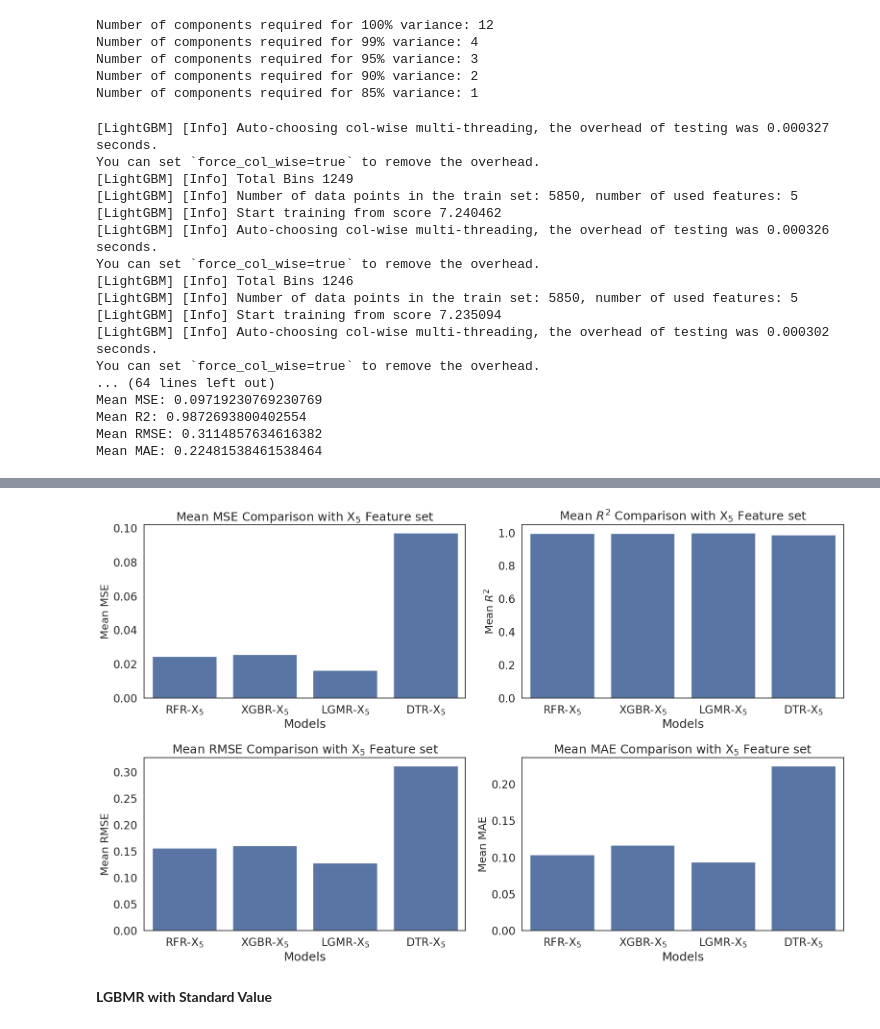
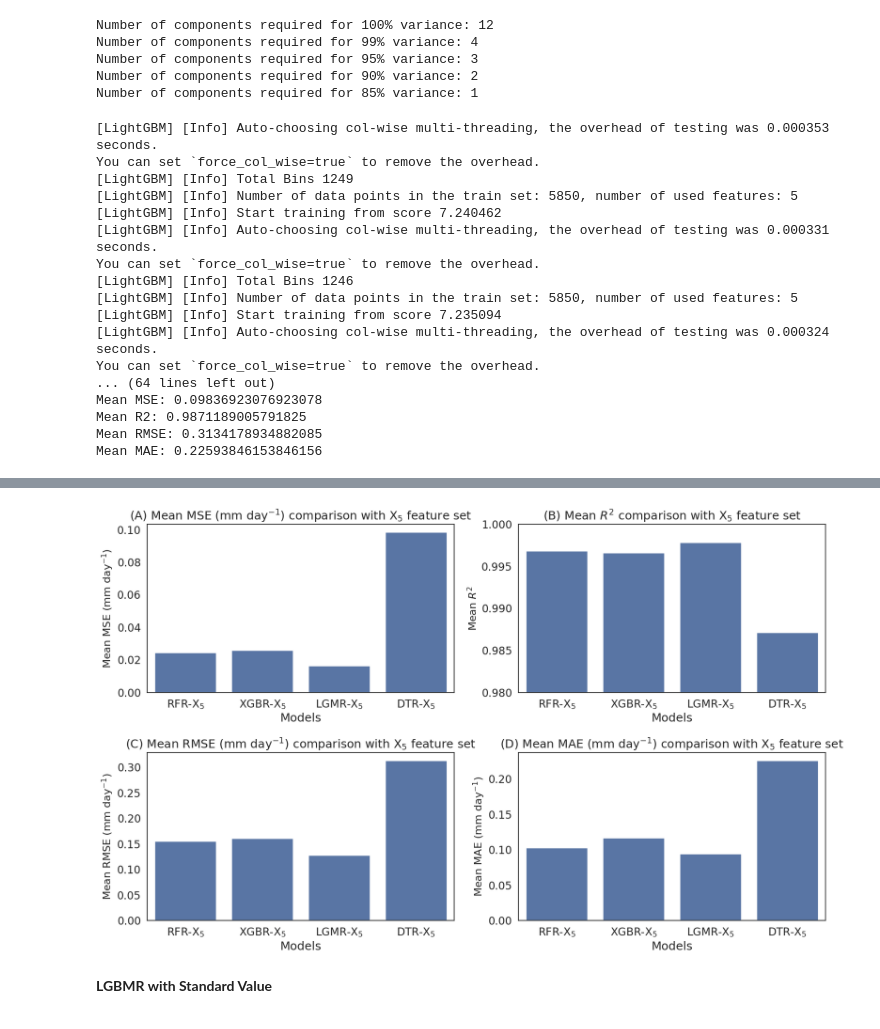
Before and after one commit to rabnawaz172/ET, a Jupyter notebook: ET_taif.ipynb, the cells around one changed output, grey strips where cells are left out. Drawn from its saved outputs; the diff is of its cells as text; code cells hidden in the pictures.

```diff
--- a/ET_taif.ipynb
+++ b/ET_taif.ipynb
@@ -21,7 +21,7 @@ from sklearn.tree import DecisionTreeRegressor
 import pandas as pd
 
 # Assuming you uploaded a CSV file named 'my_dataset.csv'
-file_name = 'ET_Riaz_5.csv'
+file_name = 'ET_Riaz_5 (2).csv'
 
 # Read the uploaded CSV file into a DataFrame
 df = pd.read_csv(file_name)
@@ -31,7 +31,7 @@ df = pd.read_csv(file_name)
 sns.set_theme(style="white", font_scale=1.5)
 # Load the example planets dataset
 df1=df.drop(['Day','Month','Year'],axis=1)
-column_order = ['Tx', 'Tn', 'RH', 'u(x)', 'Rs', 'e(a)', 'e(s)', 'u2', 'Ra', 'n', 'N', 'Rnl', 'Rn', 'ETo']
+column_order = ['Tx', 'Tn', 'RH','u2',  'e(a)', 'e(s)',  'Ra', 'n', 'N','Rs', 'Rnl', 'Rn', 'ETo']
 df1 = df1[column_order]
 df1
 # %% [output]
@@ -122,14 +124,15 @@ results = {}
 # Convert X_train to a NumPy array to simplify indexing
 X_train_np = X_train.to_numpy()
 
-# Perform 10-fold cross-validation for each model
 for model_name, model in [('Random Forest', random_forest_model), ('XGBoost', xgb_model), ('LightGBM', lgbm_model), ('Decision Tree', decision_tree_model)]:
     mse_scores = []
     r2_scores = []
     rmse_scores = []
     mae_scores = []
 
-    for train_index, val_index in kf.split(X_train):
+    for fold_num, (train_index, val_index) in enumerate(kf.split(X_train)):
+        print(f"Processing Fold {fold_num + 1}...")
+
         X_train_fold, X_val_fold = X_train_np[train_index], X_train_np[val_index]
         y_train_fold, y_val_fold = y_train[train_index], y_train[val_index]
 
@@ -191,7 +194,7 @@ import pandas as pd
 model_names = {'Decision Tree': 'DTR', 'Random Forest': 'RFR', 'XGBoost': 'XGBR', 'LightGBM': 'LGBMR'}
 
 # Create a 2x2 grid of subplots
-fig, axes = plt.subplots(2, 2, figsize=(16, 10))
+fig, axes = plt.subplots(2, 2, figsize=(18, 12))
 plt.subplots_adjust(hspace=0.3, wspace=0.3)  # Adjust vertical and horizontal spacing
 
 # Loop through metrics and assign each subplot
@@ -209,16 +212,16 @@ for i, metric in enumerate(metrics_to_compare):
 
     # Plot using Seaborn
     sns.boxplot(x="Model", y="Score", data=metric_df, ax=axes[row, col], palette="Set2", order=['DTR', 'RFR', 'XGBR', 'LGBMR'])
-    axes[row, col].set_title(f'{metric} Comparison', fontsize=18)
-    axes[row, col].set_xlabel('Model', fontsize=20)
-    axes[row, col].set_ylabel(metric, fontsize=20)
+    axes[row, col].set_title(f'({chr(65+i)}) Mean {metric}'+' (mm day$^{-1}$) with X$_{12}$ feature set', fontsize=18)
+    axes[row, col].set_ylabel(f'Mean {metric}'+' (mm day$^{-1}$)', fontsize=16)
+    axes[row, col].set_ylabel('Mean '+metric+' (mm day$^{-1}$)', fontsize=20)
 
     # Increase tick label font size
     axes[row, col].tick_params(axis='both', which='major', labelsize=16)
 
 # Use LaTeX formatting for R²
-axes[0, 1].set_title(r'$R^2$ Comparison', fontsize=18)
-axes[0, 1].set_ylabel(r'$R^2$', fontsize=18)
+axes[0, 1].set_title(r' (B) Mean $R^2$ with X$_{12}$ feature set', fontsize=18)
+axes[0, 1].set_ylabel(r'Mean $R^2$', fontsize=20)
 
 # Save the plot as an image file with 400 DPI resolution
 plt.savefig("all_weather_model_comparison_plot.png", dpi=400, bbox_inches="tight")
@@ -551,7 +551,7 @@ df = pd.read_csv(file_name)
 sns.set_theme(style="white", font_scale=1.5)
 # Load the example planets dataset
 df1=df.drop(['Day','Month','Year'],axis=1)
-column_order = ['Tx', 'Tn', 'RH', 'u(x)', 'Rs', 'e(a)', 'e(s)', 'u2', 'Ra', 'n', 'N', 'Rnl', 'Rn', 'ETo']
+column_order = ['Tx', 'Tn', 'RH', 'Rs', 'e(a)', 'e(s)', 'u2', 'Ra', 'n', 'N', 'Rnl', 'Rn', 'ETo']
 df1 = df1[column_order]
 df1
 import pandas as pd
@@ -570,13 +570,13 @@ from lightgbm import LGBMRegressor
 from sklearn.tree import DecisionTreeRegressor
 from sklearn.metrics import mean_squared_error, r2_score, mean_absolute_error
 import numpy as np
-df3=df1.drop(['Tx', 'Tn', 'RH', 'u(x)', 'Rs', 'e(a)', 'e(s)', 'u2', 'Ra', 'n', 'N', 'Rnl', 'Rn'],axis=1)
+df3=df1.drop(['Tx', 'Tn', 'RH', 'Rs', 'e(a)', 'e(s)', 'u2', 'Ra', 'n', 'N', 'Rnl', 'Rn'],axis=1)
 y=df3
 y
 X=df1.drop(['ETo'],axis=1)
 X=df1.drop(['ETo'],axis=1)
 # Assuming X is your feature matrix with columns 'u(x)', 'Tx', 'RH', 'Rs', 'RA'
-selected_features = ['u(x)', 'Tx', 'RH', 'Rs', 'Ra']
+selected_features = ['u2', 'Tx', 'RH', 'Rs','Ra']
 X_reduced = X[selected_features]
 
 # Split the reduced data into training and testing sets
@@ -645,23 +645,23 @@ for model_name, metrics in results_reduced.items():
     print(f"Mean MAE: {np.mean(metrics['MAE'])}")
     print("\n")
 # %% [output]
-[LightGBM] [Info] Auto-choosing col-wise multi-threading, the overhead of testing was 0.000327 seconds.
+[LightGBM] [Info] Auto-choosing col-wise multi-threading, the overhead of testing was 0.000353 seconds.
 You can set `force_col_wise=true` to remove the overhead.
 [LightGBM] [Info] Total Bins 1249
 [LightGBM] [Info] Number of data points in the train set: 5850, number of used features: 5
 [LightGBM] [Info] Start training from score 7.240462
-[LightGBM] [Info] Auto-choosing col-wise multi-threading, the overhead of testing was 0.000326 seconds.
+[LightGBM] [Info] Auto-choosing col-wise multi-threading, the overhead of testing was 0.000331 seconds.
 You can set `force_col_wise=true` to remove the overhead.
 [LightGBM] [Info] Total Bins 1246
 [LightGBM] [Info] Number of data points in the train set: 5850, number of used features: 5
 [LightGBM] [Info] Start training from score 7.235094
-[LightGBM] [Info] Auto-choosing col-wise multi-threading, the overhead of testing was 0.000302 seconds.
+[LightGBM] [Info] Auto-choosing col-wise multi-threading, the overhead of testing was 0.000324 seconds.
 You can set `force_col_wise=true` to remove the overhead.
 ... (64 lines left out)
-Mean MSE: 0.09719230769230769
-Mean R2: 0.9872693800402554
-Mean RMSE: 0.3114857634616382
-Mean MAE: 0.22481538461538464
+Mean MSE: 0.09836923076923078
+Mean R2: 0.9871189005791825
+Mean RMSE: 0.3134178934882085
+Mean MAE: 0.22593846153846156
 # %%
 import seaborn as sns
 import matplotlib.pyplot as plt
@@ -679,36 +679,47 @@ metrics_to_plot = ['MSE', 'R2', 'RMSE', 'MAE']
 
 # Create subplots in a 2x2 grid
 fig, axes = plt.subplots(nrows=2, ncols=2, figsize=(16, 10))
 
 # Loop through each metric and create a bar plot in the corresponding subplot
 for i, metric in enumerate(metrics_to_plot):
     row = i // 2
     col = i % 2
     if metric == 'R2':
         # Use LaTeX formatting for R²
         sns.barplot(x=results_reduced_df.index, y=results_reduced_df[metric].apply(np.mean), ax=axes[row, col])
-        axes[row, col].set_title(f'Mean $R^2$ Comparison with X$_{5}$ Feature set', fontsize=18)
+        axes[row, col].set_title(f'(B) Mean $R^2$ comparison with X$_{5}$ feature set', fontsize=18)
         axes[row, col].set_ylabel(f'Mean $R^2$', fontsize=16)
+        axes[row, col].set_ylim(0.98, 1)  # Adjust y-axis limits
     else:
         sns.barplot(x=results_reduced_df.index, y=results_reduced_df[metric].apply(np.mean), ax=axes[row, col])
-        axes[row, col].set_title(f'Mean {metric} Comparison with X$_{5}$ Feature set', fontsize=18)
-        axes[row, col].set_ylabel(f'Mean {metric}', fontsize=16)
+        axes[row, col].set_title(f'({chr(65+i)}) Mean {metric}'+' (mm day$^{-1}$) comparison with X$_{5}$ feature set', fontsize=18)
+        axes[row, col].set_ylabel(f'Mean {metric}'+' (mm day$^{-1}$)', fontsize=16)
 
     axes[row, col].set_xlabel('Models', fontsize=18)
 
     axes[row, col].tick_params(axis='x')
 
 # Adjust layout to prevent overlap
+# Modify the axis labels in the figure
+axes[row, col].set_ylabel(f'Mean {metric}'+' (mm day$^{-1}$)', fontsize=16)
+
+# Modify the axis labels in the RMSE and MAE subplots
+#axes[1, 2].set_ylabel('RMSE (mm day$^{-1}$)', fontsize=16)
+#axes[1, 3].set_ylabel('MAE (mm day$^{-1}$)', fontsize=16)
+# Add units to the table headers
+table_headers = ['Model', 'RMSE (mm day$^{-1}$)', 'MAE (mm day$^{-1}$)', 'R$^2$']
+# Add units to the table headers
+table_headers = ['Model', 'RMSE (mm day$^{-1}$)', 'MAE (mm day$^{-1}$)', 'R$^2$']
 plt.tight_layout()
 
 # Save the figure with 400 dpi
 plt.savefig('mean_comparison_plot.png', dpi=400)
 
 # Download the saved figure from Colab
 files.download('mean_comparison_plot.png')
 # %% [output]
 [interactive output not drawn]
 [interactive output not drawn]
-[figure, old version]
+[figure, new version]
 # %% [markdown]
 **LGBMR with Standard Value**
```
Also changed, not shown: parts of 12 cells of this notebook.
